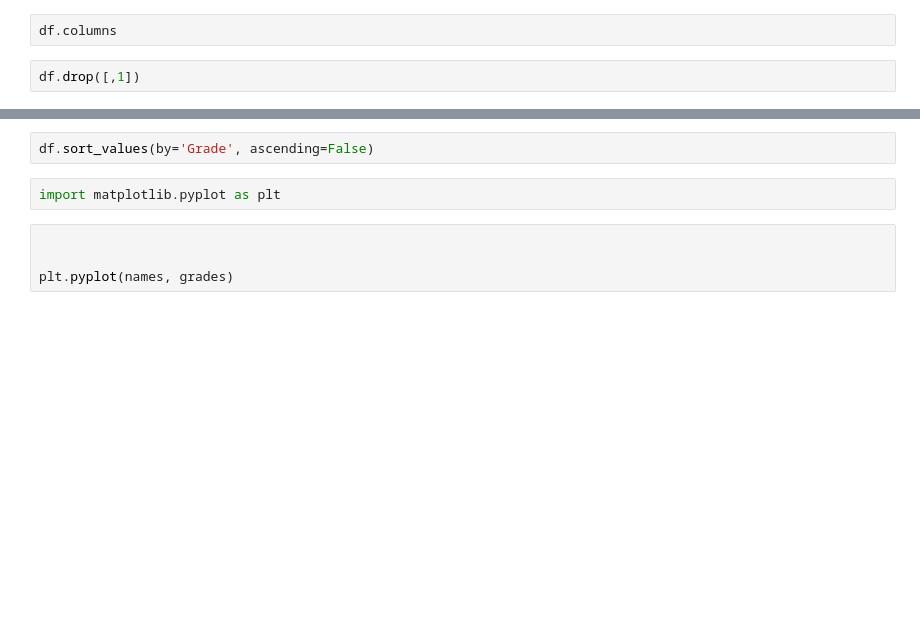
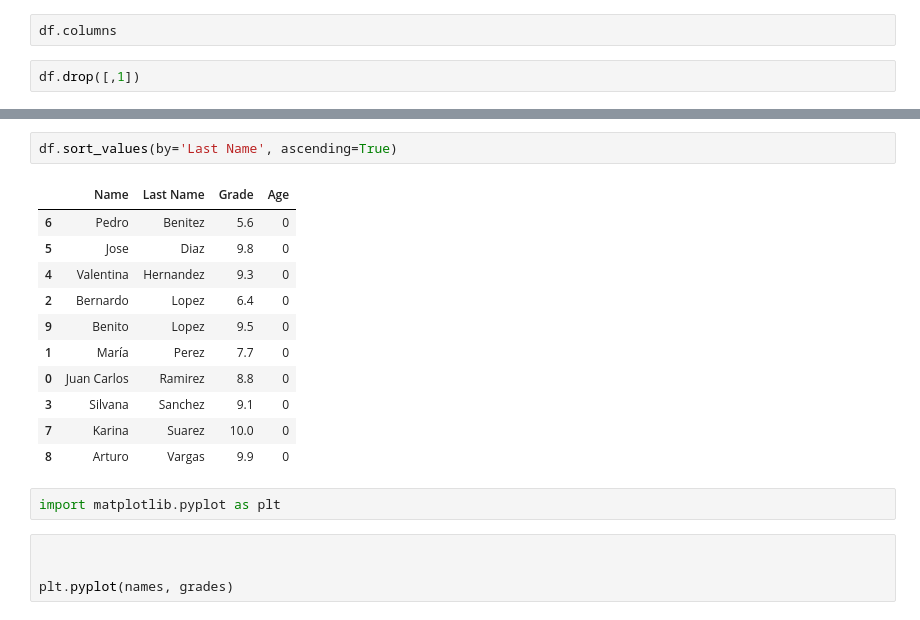
Before and after one commit to juanramirezca/New-Python-Course, a Jupyter notebook: Classes/09Input_and_output.ipynb, the cells around one changed output, grey strips where cells are left out. Cells and saved outputs as stored; diff of their text form; blank space fills up the shorter version.

```diff
--- a/Classes/09Input_and_output.ipynb
+++ b/Classes/09Input_and_output.ipynb
@@ -449,5 +529,17 @@ df
 # %%
-df.sort_values(by='Grade', ascending=False)
+df.sort_values(by='Last Name', ascending=True)
+# %% [output]
+|  | Name | Last Name | Grade | Age |
+| 6 | Pedro | Benitez | 5.6 | 0 |
+| 5 | Jose | Diaz | 9.8 | 0 |
+| 4 | Valentina | Hernandez | 9.3 | 0 |
+| 2 | Bernardo | Lopez | 6.4 | 0 |
+| 9 | Benito | Lopez | 9.5 | 0 |
+| 1 | María | Perez | 7.7 | 0 |
+| 0 | Juan Carlos | Ramirez | 8.8 | 0 |
+| 3 | Silvana | Sanchez | 9.1 | 0 |
+| 7 | Karina | Suarez | 10.0 | 0 |
+| 8 | Arturo | Vargas | 9.9 | 0 |
 # %%
 import matplotlib.pyplot as plt
 # %%
```
Also changed, not shown: parts of 11 cells of this notebook.
